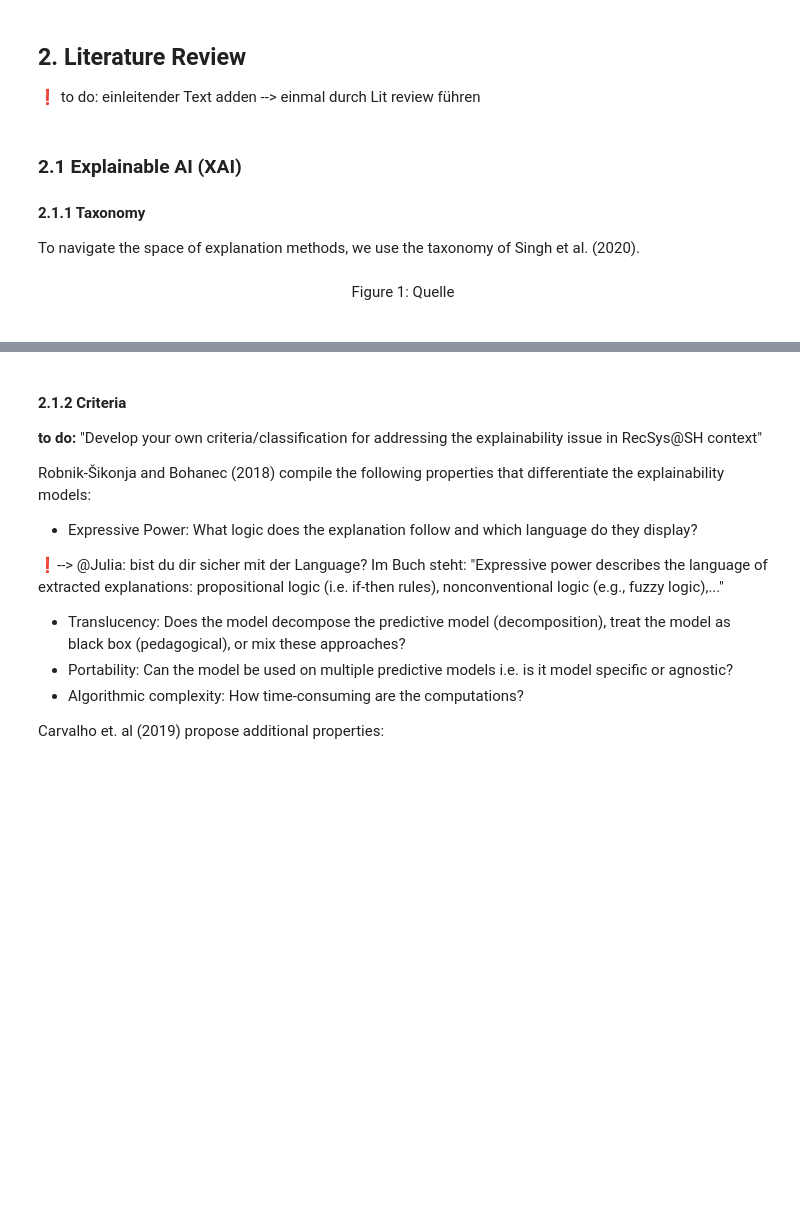
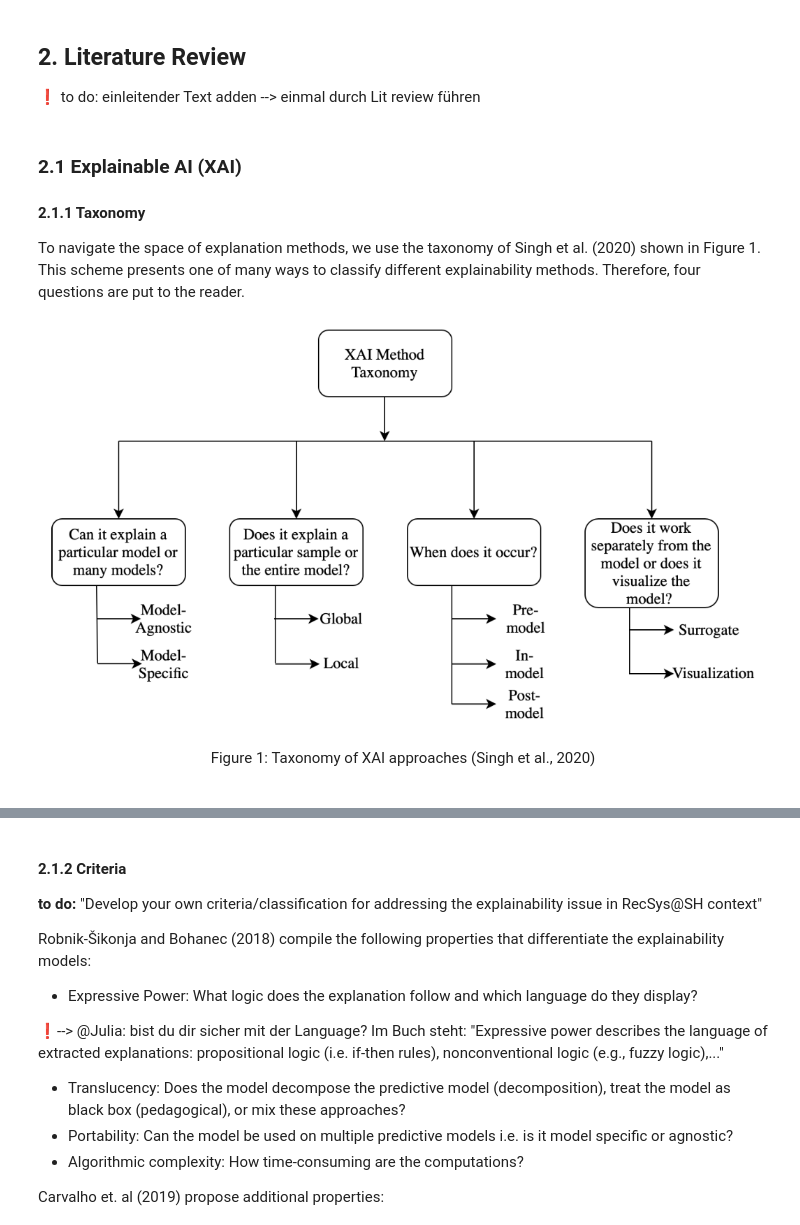
Before and after one commit to Janalytics94/xai_energy_efficient_smart_home, a Jupyter notebook: code/Assignment_S2.ipynb, the cells around one changed output, grey strips where cells are left out. Saved outputs shown, nothing was run; the diff lists cells and outputs as text; code cells hidden in the pictures; blank space fills up the shorter version.

```diff
--- a/code/Assignment_S2.ipynb
+++ b/code/Assignment_S2.ipynb
@@ -119,10 +121,13 @@ The structure of our notebook is as follows: first we provide an overview over r
 ### 2.1 Explainable AI (XAI) <a name="Explainable_AI"></a>
 #### 2.1.1 Taxonomy <a name="Tax"></a>
 
-To navigate the space of explanation methods, we use the taxonomy of Singh et al. (2020).
+To navigate the space of explanation methods, we use the taxonomy of Singh et al. (2020) shown in Figure 1. This scheme presents one of many ways to classify different explainability methods.
+Therefore, four questions are put to the reader.
 # %%
-Image(filename='../pictures/Taxonomy_Singh.png')
+Image(filename='../pictures/Taxonomy_Singh.png', width=750)
+# %% [output]
+[figure, added]
 # %% [markdown]
-<center>Figure 1: Quelle </center>
+<center>Figure 1: Taxonomy of XAI approaches (Singh et al., 2020) </center>
 <br>
 # %% [markdown]
```
Also changed, not shown: parts of 9 cells of this notebook.
